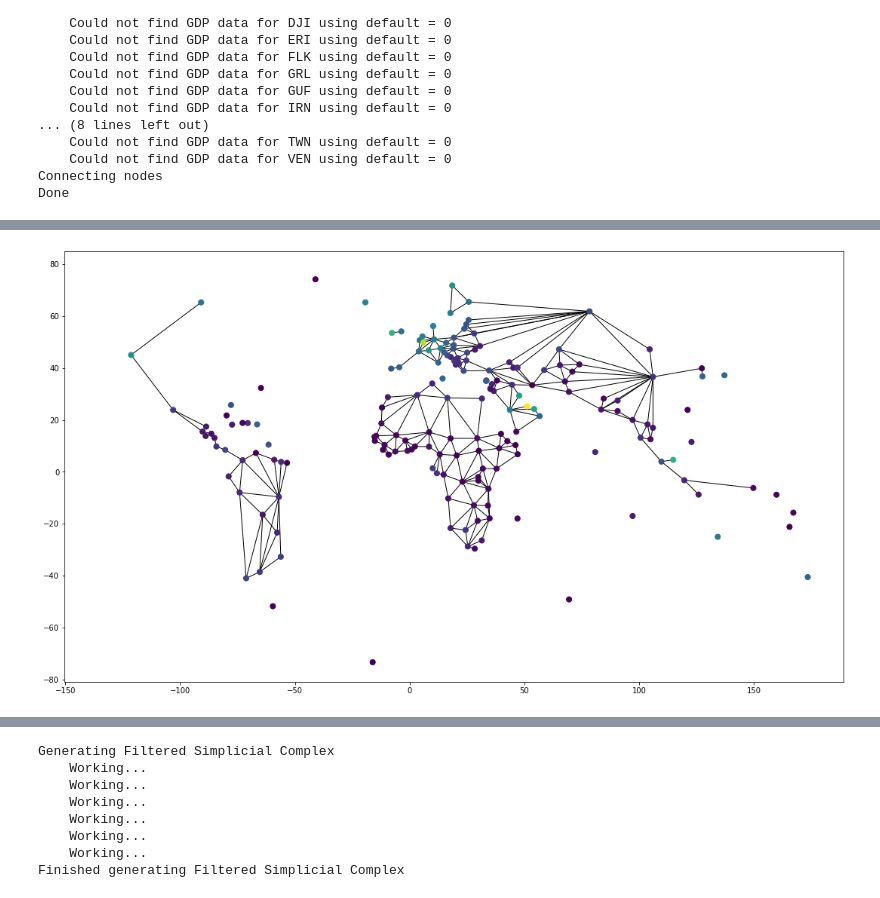
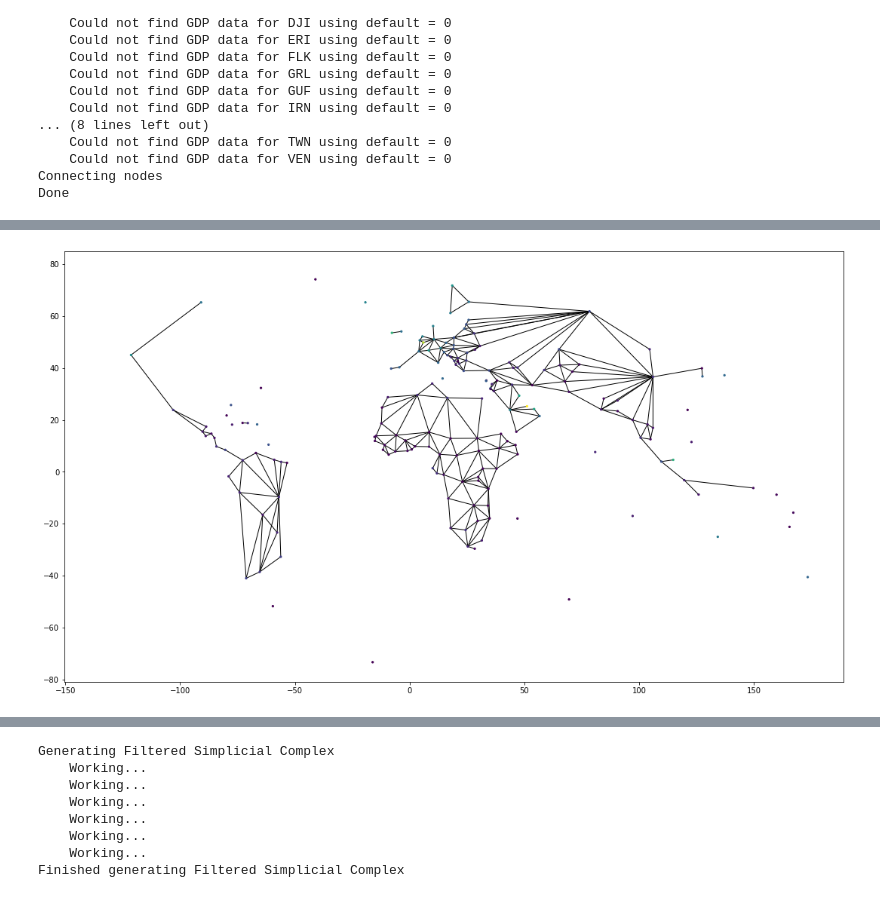
Before and after one commit to WillemSch/Topological-Learning, a Jupyter notebook: src/project/project.ipynb, the cells around one changed output, grey strips where cells are left out. Saved outputs shown, nothing was run; the diff lists cells and outputs as text; code cells hidden in the pictures.

```diff
--- a/src/project/project.ipynb
+++ b/src/project/project.ipynb
@@ -103,28 +127,28 @@ Done
 # %%
 def display_graph(g):
     nx_graph, color_map = to_nx_graph(g)
 
     fig, ax = plt.subplots()
     fig.set_size_inches(18.5, 10.5)
-    nx.draw(nx_graph, nx.get_node_attributes(nx_graph,'pos'), node_size=50, node_color=color_map)
+    nx.draw(nx_graph, nx.get_node_attributes(nx_graph,'pos'), node_size=5, node_color=color_map)
     limits=plt.axis('on')
     ax.tick_params(left=True, bottom=True, labelleft=True, labelbottom=True)
     plt.show()
     plt.close(fig)
 
 def to_nx_graph(graph):
     export = nx.Graph()
     added_nodes = []
     color_map = []
     for node in graph.nodes.flatten():
         export.add_node(node, pos=node.coordinates)
         added_nodes.append(node)
         color_map.append(node.attrs['color'])
     for edge in graph.get_edges():
         export.add_edge(added_nodes[edge[0]], added_nodes[edge[1]])
     return export, color_map
 
 
 display_graph(graph)
 # %% [output]
-[figure, old version]
+[figure, new version]
```
Also changed, not shown: parts of 16 cells of this notebook, 7 other files.
